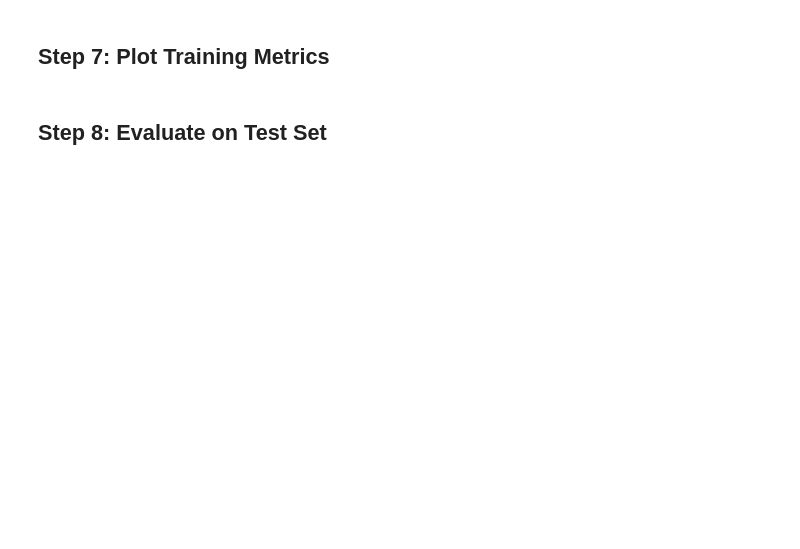
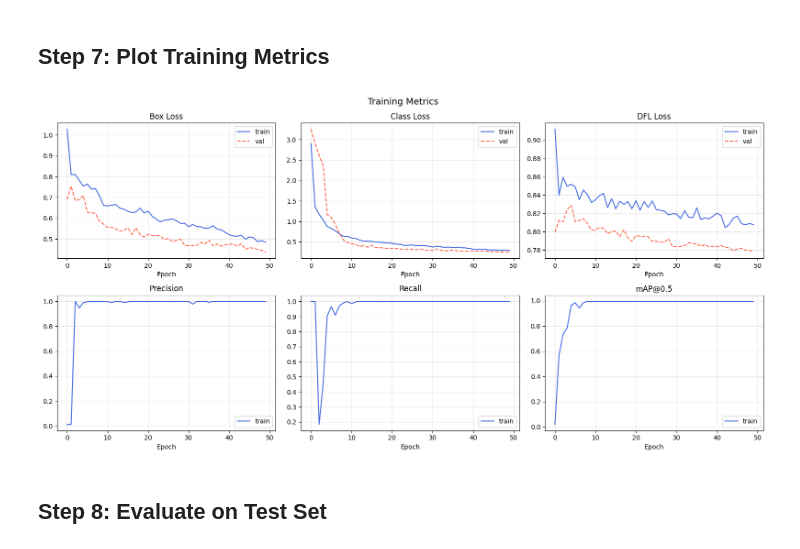
Before and after one commit to sahillmahadik7/PillsDamage, a Jupyter notebook: pill_damage_detection.ipynb, the cells around one changed output. Cells and saved outputs as stored; diff of their text form; code cells hidden in the pictures; blank space fills up the shorter version.

Commit message:
pills damage

```diff
--- a/pill_damage_detection.ipynb
+++ b/pill_damage_detection.ipynb
@@ -209,40 +221,42 @@ torch.cuda.device_count(): 0
 # %% [markdown]
 ## Step 7: Plot Training Metrics
 # %%
-results_csv = Path(PROJECT_NAME) / RUN_NAME / "results.csv"
+results_csv = Path(r"C:\Users\Sahil Mahadik\runs\detect\pill_damage_runs\exp1\results.csv")
 
 if results_csv.exists():
     import pandas as pd
     df = pd.read_csv(results_csv)
     df.columns = df.columns.str.strip()
 
     fig, axes = plt.subplots(2, 3, figsize=(16, 8))
     fig.suptitle("Training Metrics", fontsize=14)
 
     metric_pairs = [
         ("train/box_loss",  "val/box_loss",  "Box Loss"),
         ("train/cls_loss",  "val/cls_loss",  "Class Loss"),
         ("train/dfl_loss",  "val/dfl_loss",  "DFL Loss"),
         ("metrics/precision(B)", None,        "Precision"),
         ("metrics/recall(B)",    None,        "Recall"),
         ("metrics/mAP50(B)",     None,        "mAP@0.5"),
     ]
 
     for ax, (train_col, val_col, label) in zip(axes.flat, metric_pairs):
         if train_col in df.columns:
             ax.plot(df[train_col], label="train", color="royalblue")
         if val_col and val_col in df.columns:
             ax.plot(df[val_col], label="val", color="tomato", linestyle="--")
         ax.set_title(label)
         ax.set_xlabel("Epoch")
         ax.legend()
         ax.grid(True, alpha=0.3)
 
     plt.tight_layout()
     plt.savefig("training_metrics.png", dpi=150)
     plt.show()
 else:
     print("results.csv not found. Training may not have completed yet.")
+# %% [output]
+[figure, added]
 # %% [markdown]
 ## Step 8: Evaluate on Test Set
 # %%
```
Also changed, not shown: parts of 6 cells of this notebook, 15 other files.
